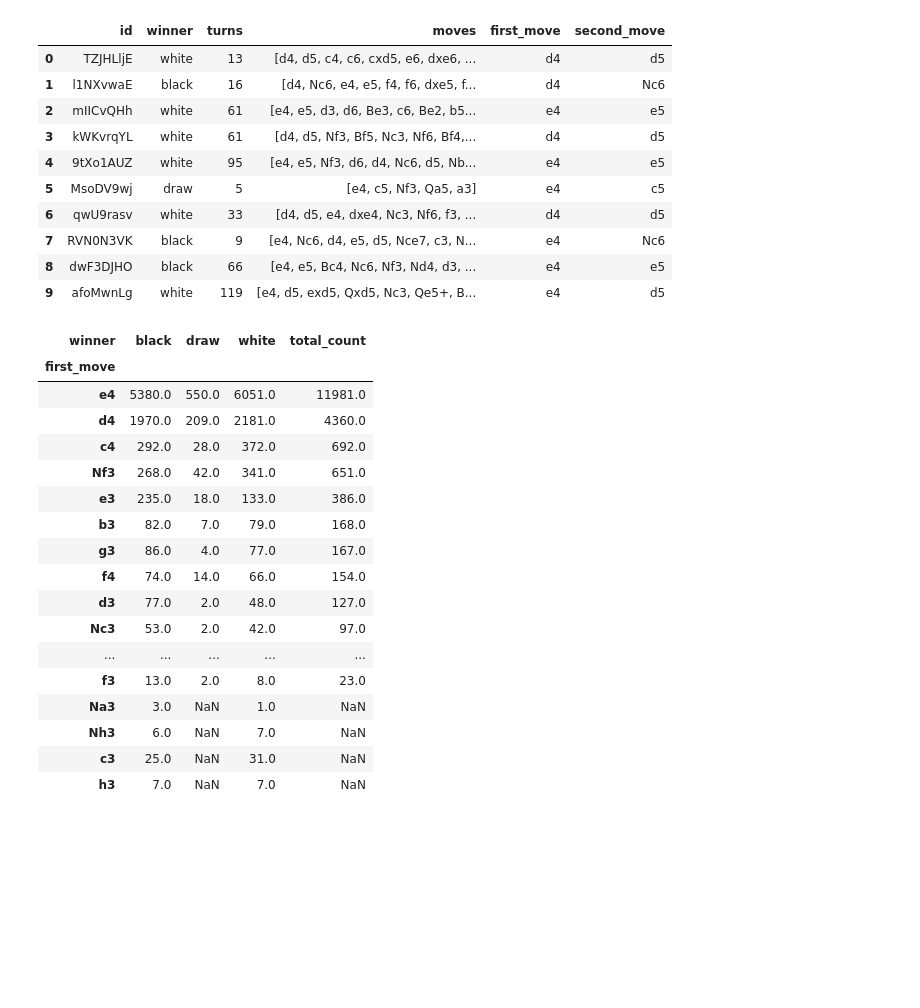
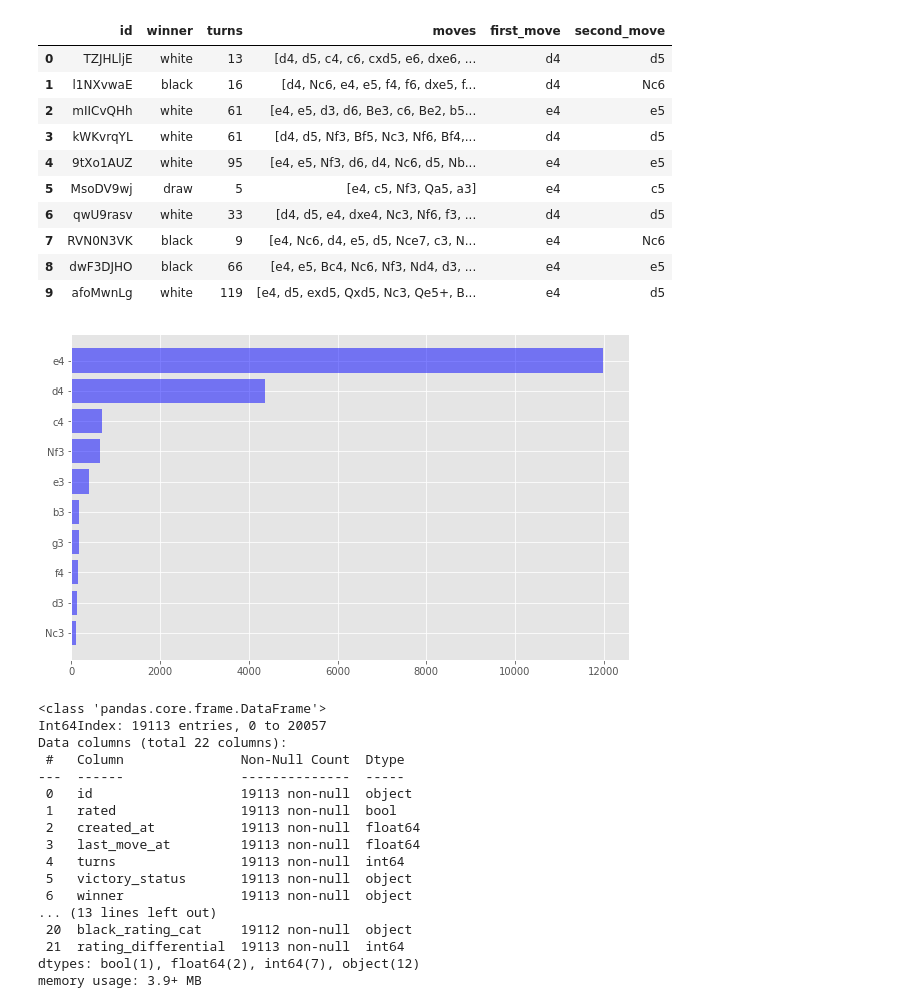
Before and after one commit to rmesrobi/Chess-Openings-EDA, a Jupyter notebook: chess_EDA.ipynb, the cells around one changed output. Saved outputs shown, nothing was run; the diff lists cells and outputs as text; code cells hidden in the pictures; blank space fills up the shorter version.

```diff
--- a/chess_EDA.ipynb
+++ b/chess_EDA.ipynb
@@ -684,23 +684,4 @@ moves_grouped = pd.DataFrame(moves_grouped).reset_index()
 moves_grouped = moves_grouped.pivot(index = 'first_move', columns = 'winner', values = 'id')
 moves_grouped['total_count'] = moves_grouped['black'] + moves_grouped['white'] + moves_grouped['draw']
 # %%
-moves_grouped.sort_values(by = 'total_count', ascending = False).head(20)
+moves_grouped.sort_values(by = 'total_count', ascending = False, inplace = True)
-# %% [output]
-| winner | black | draw | white | total_count |
-| first_move |  |  |  |  |
-| e4 | 5380.0 | 550.0 | 6051.0 | 11981.0 |
-| d4 | 1970.0 | 209.0 | 2181.0 | 4360.0 |
-| c4 | 292.0 | 28.0 | 372.0 | 692.0 |
-| Nf3 | 268.0 | 42.0 | 341.0 | 651.0 |
-| e3 | 235.0 | 18.0 | 133.0 | 386.0 |
-| b3 | 82.0 | 7.0 | 79.0 | 168.0 |
-| g3 | 86.0 | 4.0 | 77.0 | 167.0 |
-| f4 | 74.0 | 14.0 | 66.0 | 154.0 |
-| d3 | 77.0 | 2.0 | 48.0 | 127.0 |
-| Nc3 | 53.0 | 2.0 | 42.0 | 97.0 |
-| ... | ... | ... | ... | ... |
-| f3 | 13.0 | 2.0 | 8.0 | 23.0 |
-| Na3 | 3.0 | NaN | 1.0 | NaN |
-| Nh3 | 6.0 | NaN | 7.0 | NaN |
-| c3 | 25.0 | NaN | 31.0 | NaN |
-| h3 | 7.0 | NaN | 7.0 | NaN |
@@ -706,0 +690,28 @@ moves_grouped.sort_values(by = 'total_count', ascending = False).head(20)
+# %%
+fig, ax = plt.subplots(1,1, figsize = (10,6))
+x_pos = [i for i in moves_grouped.index[0:10]]
+tc = np.array(moves_grouped['total_count'])[0:10]
+ax.barh(x_pos, tc, color = 'b', alpha = 0.5)
+ax.set_ylim(ax.get_ylim()[::-1]);
+# %% [output]
+[figure, added]
+# %%
+df.info()
+# %% [output]
+<class 'pandas.core.frame.DataFrame'>
+Int64Index: 19113 entries, 0 to 20057
+Data columns (total 22 columns):
+ #   Column               Non-Null Count  Dtype
+---  ------               --------------  -----
+ 0   id                   19113 non-null  object
+ 1   rated                19113 non-null  bool
+ 2   created_at           19113 non-null  float64
+ 3   last_move_at         19113 non-null  float64
+ 4   turns                19113 non-null  int64
+ 5   victory_status       19113 non-null  object
+ 6   winner               19113 non-null  object
+... (13 lines left out)
+ 20  black_rating_cat     19112 non-null  object
+ 21  rating_differential  19113 non-null  int64
+dtypes: bool(1), float64(2), int64(7), object(12)
+memory usage: 3.9+ MB
```
Also changed, not shown: parts of 8 cells of this notebook.
